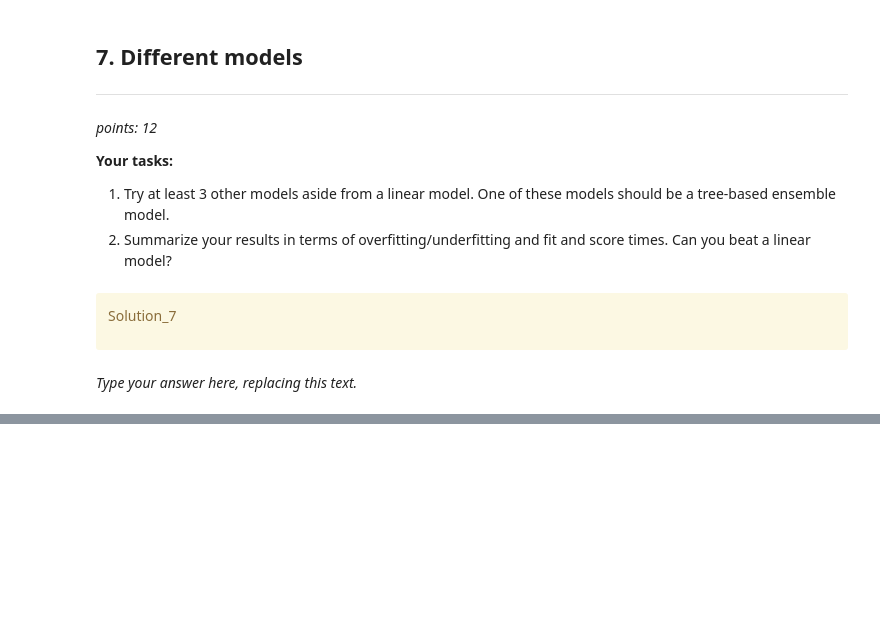
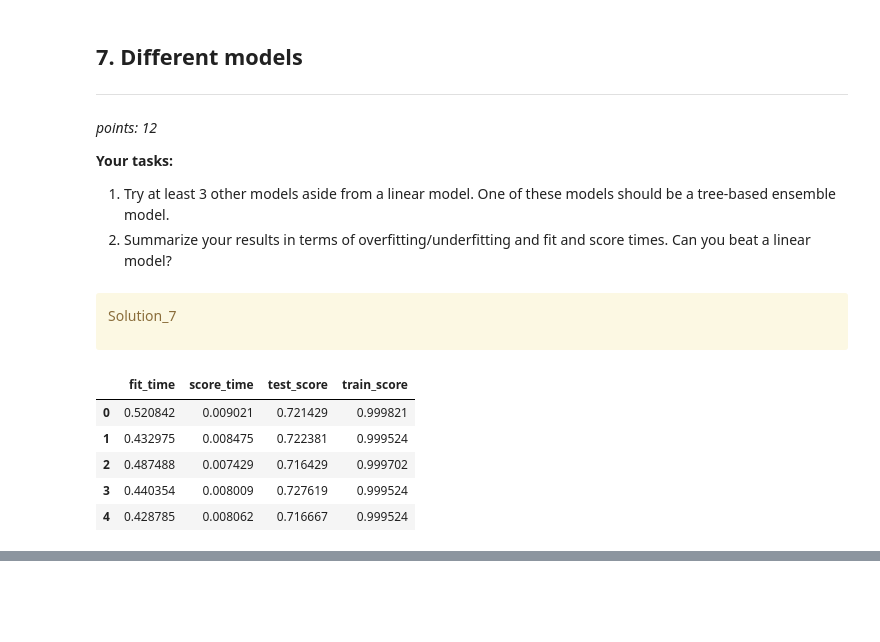
Before and after one commit to olichengus/CPSC330HW, a Jupyter notebook: hw5/hw5.ipynb, the cells around one changed output, grey strips where cells are left out. Cells and saved outputs as stored; diff of their text form; code cells hidden in the pictures; blank space fills up the shorter version.

```diff
--- a/hw5/hw5.ipynb
+++ b/hw5/hw5.ipynb
@@ -448,5 +496,16 @@ _points: 12_
 Solution_7
 
 </div>
-# %% [markdown]
-_Type your answer here, replacing this text._
+# %%
+# Decision Tree
+from sklearn.tree import DecisionTreeClassifier
+d_tree_pipeline = make_pipeline(preprocessor,DecisionTreeClassifier())
+cv_scores = cross_validate(d_tree_pipeline,X_train,y_train,return_train_score=True)
+pd.DataFrame(cv_scores)
+# %% [output]
+|  | fit_time | score_time | test_score | train_score |
+| 0 | 0.520842 | 0.009021 | 0.721429 | 0.999821 |
+| 1 | 0.432975 | 0.008475 | 0.722381 | 0.999524 |
+| 2 | 0.487488 | 0.007429 | 0.716429 | 0.999702 |
+| 3 | 0.440354 | 0.008009 | 0.727619 | 0.999524 |
+| 4 | 0.428785 | 0.008062 | 0.716667 | 0.999524 |
```
Also changed, not shown: parts of 15 cells of this notebook, 1 other file.
